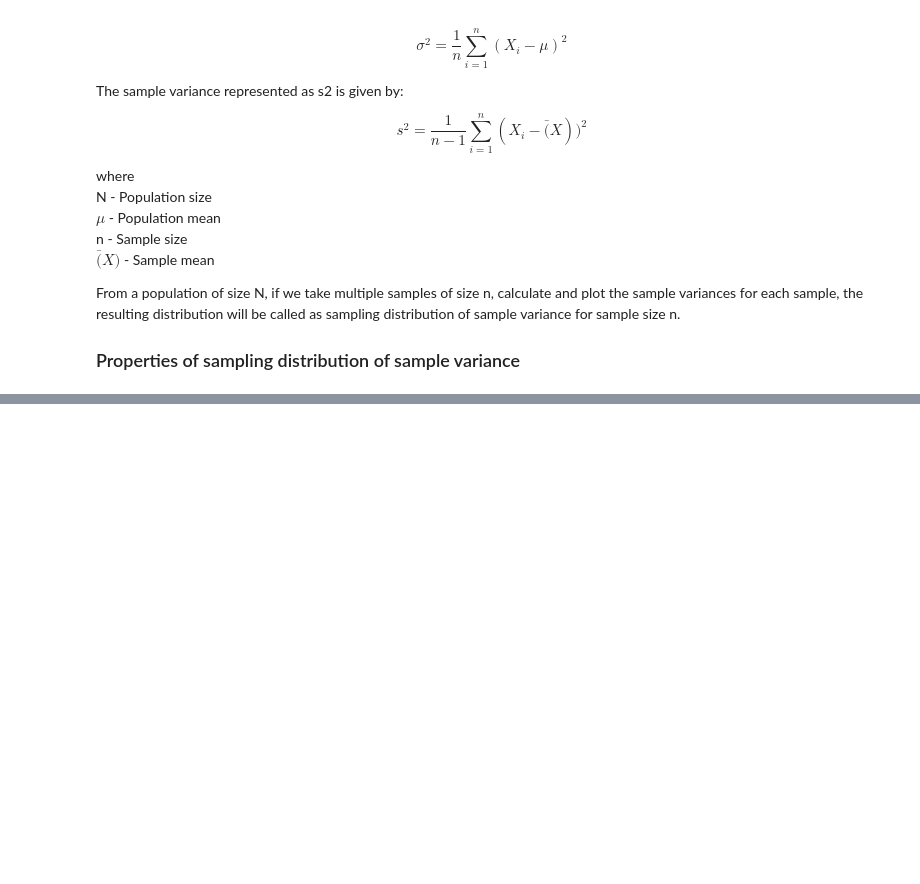
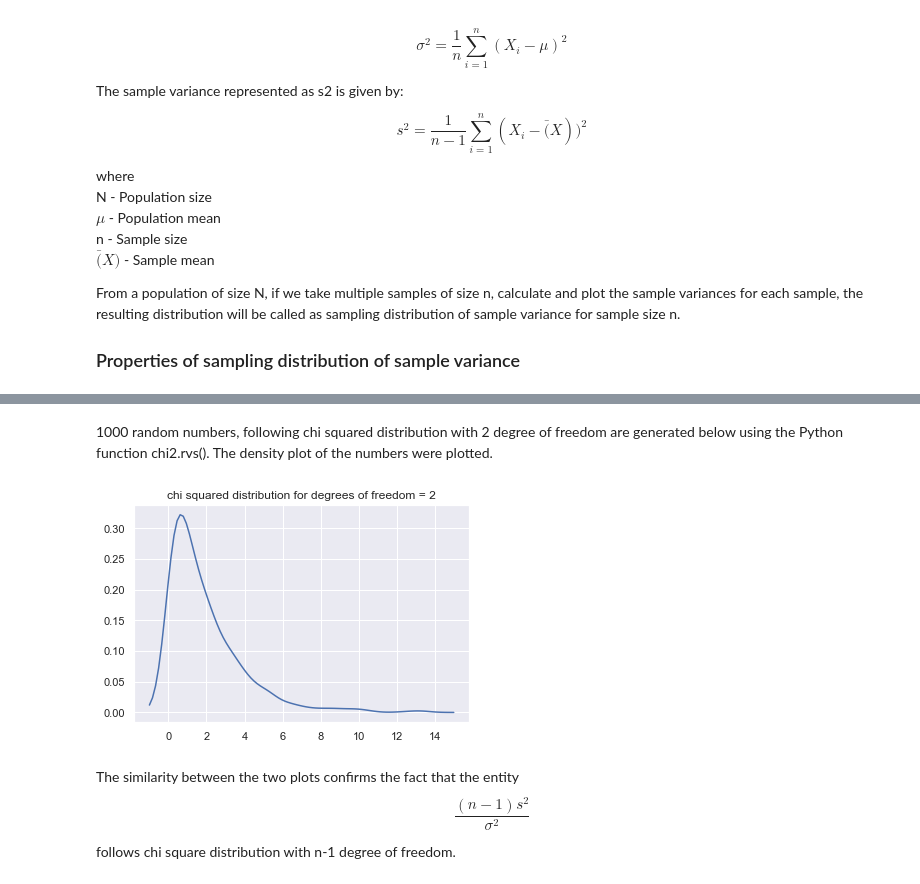
Before and after one commit to jeswingeorge/Python-DS-notes, a Jupyter notebook: Statistics/4.statistical_inference_part-3.ipynb, the cells around one changed output, grey strips where cells are left out. Drawn from its saved outputs; the diff is of its cells as text; code cells hidden in the pictures; blank space fills up the shorter version.

```diff
--- a/Statistics/4.statistical_inference_part-3.ipynb
+++ b/Statistics/4.statistical_inference_part-3.ipynb
@@ -178,0 +329,16 @@ Let us use the dice output data, used in sampling distribution of mean section t
+# %% [markdown]
+1000 random numbers, following chi squared distribution with 2 degree of freedom are generated below using the Python function chi2.rvs(). The density plot of the numbers were plotted.
+# %%
+from scipy.stats import chi2
+y = chi2.rvs(2, size = 1000)  # sample size = 3 => degrees of freedom = 3-1=2
+density = gaussian_kde(y)
+xs = np.linspace(-1,15,100)
+plt.title('chi squared distribution for degrees of freedom = 2')
+plt.plot(xs, density(xs))
+plt.show()
+# %% [output]
+[figure, added]
+# %% [markdown]
+The similarity between the two plots confirms the fact that the entity
+$$ \frac{(n-1)s^2}{\sigma^2}$$
+follows chi square distribution with n-1 degree of freedom.
```
Also changed, not shown: parts of 19 cells of this notebook, 10 other files.
